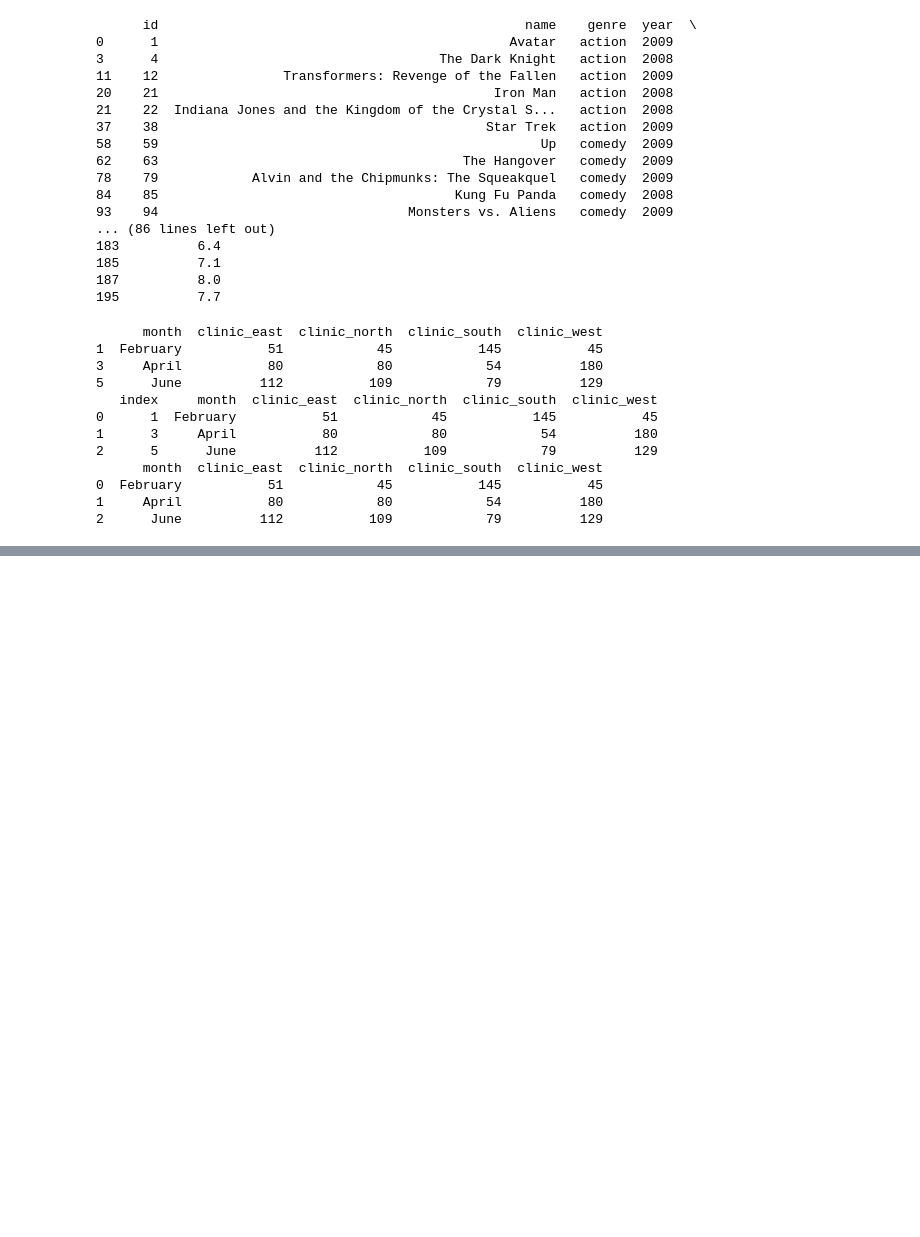
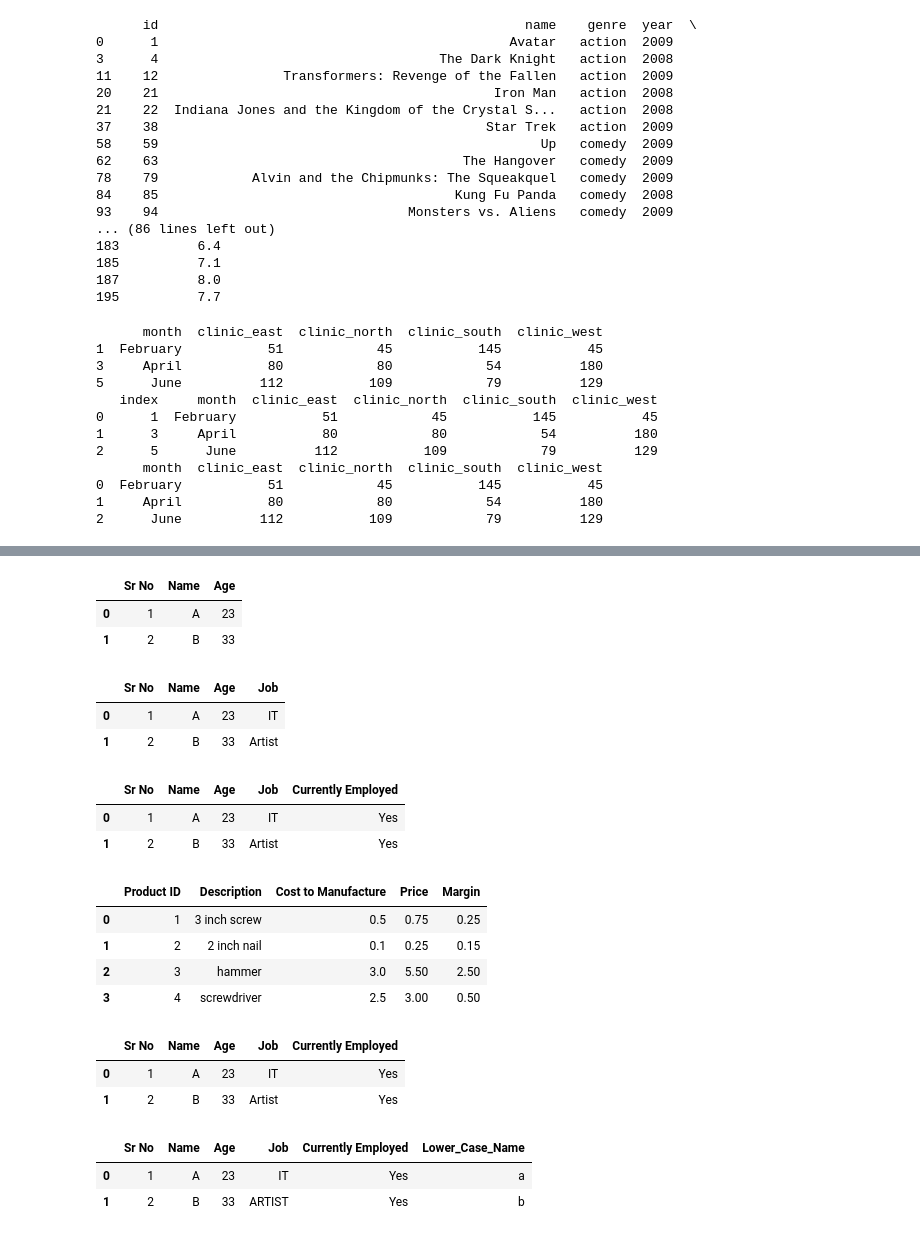
Before and after one commit to Jig3008/PandasAtoZ, a Jupyter notebook: AllAboutPandas.ipynb, the cells around one changed output, grey strips where cells are left out. Cells and saved outputs as stored; diff of their text form; code cells hidden in the pictures; blank space fills up the shorter version.

```diff
--- a/AllAboutPandas.ipynb
+++ b/AllAboutPandas.ipynb
@@ -260,0 +298,65 @@ print(df2)
+# %%
+#Part 2: Adding New Columns to the Dataframe, the new column has to have data for all the rows
+
+df4 = pd.DataFrame([
+    [1,'A',23],
+    [2,'B',33]
+], columns = ['Sr No','Name','Age'])
+
+df4
+# %% [output]
+|  | Sr No | Name | Age |
+| 0 | 1 | A | 23 |
+| 1 | 2 | B | 33 |
+# %%
+df4['Job'] = ['IT','Artist']
+df4
+# %% [output]
+|  | Sr No | Name | Age | Job |
+| 0 | 1 | A | 23 | IT |
+| 1 | 2 | B | 33 | Artist |
+# %%
+#What if we have a column that has Same value for all rows.
+
+df4['Currently Employed'] = 'Yes'
+df4
+# %% [output]
+|  | Sr No | Name | Age | Job | Currently Employed |
+| 0 | 1 | A | 23 | IT | Yes |
+| 1 | 2 | B | 33 | Artist | Yes |
+# %%
+#What if you want a column that does some calculation based on some other columns of the dataset
+
+df5 = pd.DataFrame([
+  [1, '3 inch screw', 0.5, 0.75],
+  [2, '2 inch nail', 0.10, 0.25],
+  [3, 'hammer', 3.00, 5.50],
+  [4, 'screwdriver', 2.50, 3.00]
+],
+  columns=['Product ID', 'Description', 'Cost to Manufacture', 'Price']
+)
+
+df5['Margin'] = df5['Price'] - df5['Cost to Manufacture']
+df5
+# %% [output]
+|  | Product ID | Description | Cost to Manufacture | Price | Margin |
+| 0 | 1 | 3 inch screw | 0.5 | 0.75 | 0.25 |
+| 1 | 2 | 2 inch nail | 0.1 | 0.25 | 0.15 |
+| 2 | 3 | hammer | 3.0 | 5.50 | 2.50 |
+| 3 | 4 | screwdriver | 2.5 | 3.00 | 0.50 |
+# %%
+#Lets say you want to apply lower case and upper case functionality to some columns to your dataframe.
+
+df4.head()
+# %% [output]
+|  | Sr No | Name | Age | Job | Currently Employed |
+| 0 | 1 | A | 23 | IT | Yes |
+| 1 | 2 | B | 33 | Artist | Yes |
+# %%
+df4['Lower_Case_Name'] = df4['Name'].apply(str.lower)
+df4['Job'] = df4['Job'].apply(str.upper)
+df4
+# %% [output]
+|  | Sr No | Name | Age | Job | Currently Employed | Lower_Case_Name |
+| 0 | 1 | A | 23 | IT | Yes | a |
+| 1 | 2 | B | 33 | ARTIST | Yes | b |
```
Also changed, not shown: parts of 6 cells of this notebook.
